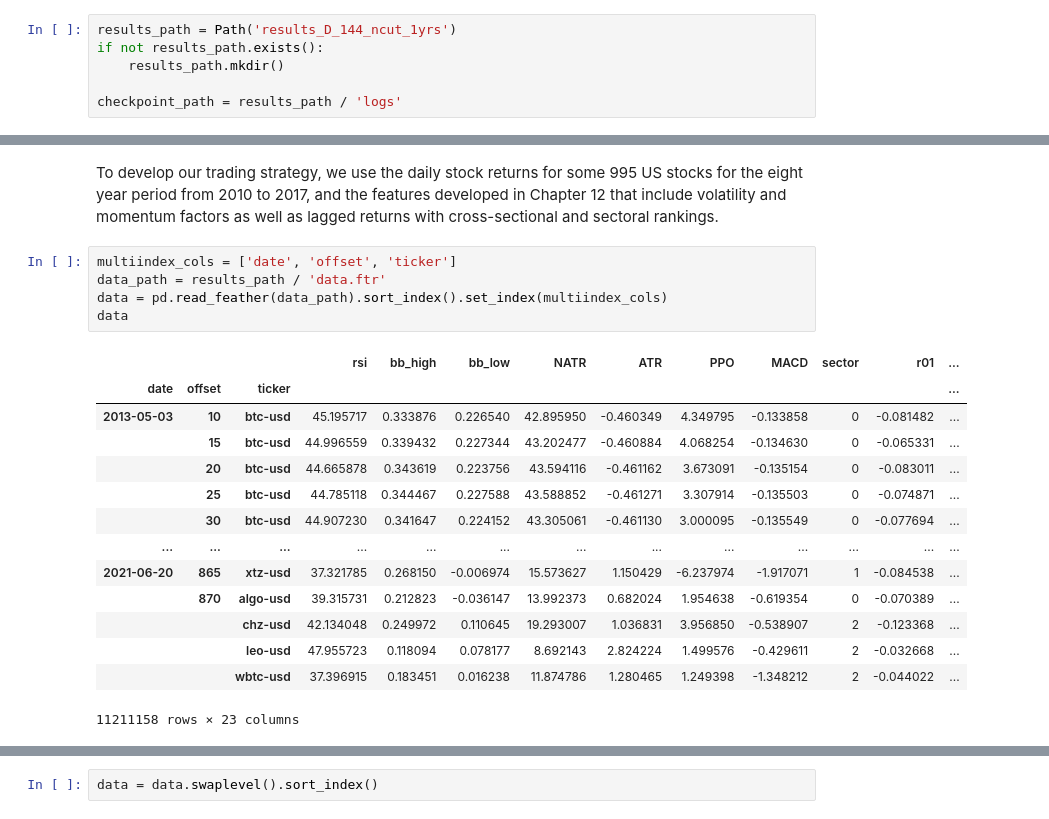
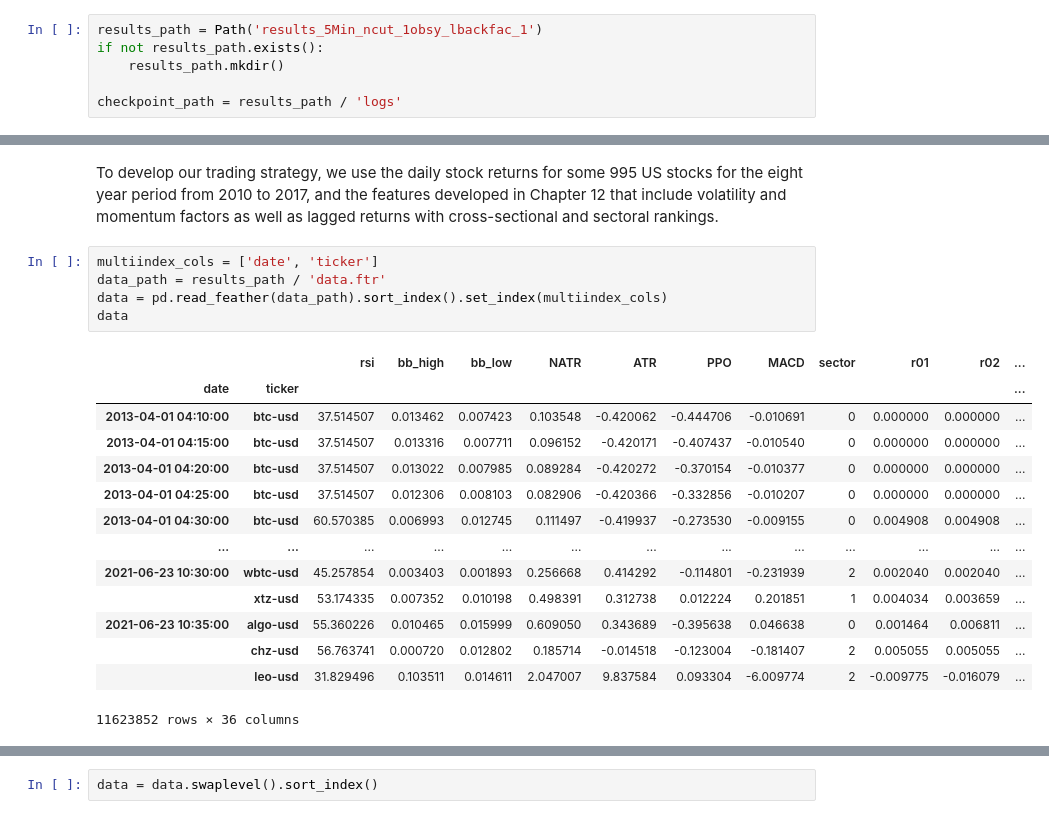
Before and after one commit to jensakut/machine-learning-for-trading, a Jupyter notebook: 17_deep_learning/04_optimizing_a_NN_architecture_for_trading.ipynb, the cells around one changed output, grey strips where cells are left out. Drawn from its saved outputs; the diff is of its cells as text.

```diff
--- a/17_deep_learning/04_optimizing_a_NN_architecture_for_trading.ipynb
+++ b/17_deep_learning/04_optimizing_a_NN_architecture_for_trading.ipynb
@@ -53,7 +53,7 @@ np.random.seed(42)
 sns.set_style('whitegrid')
 idx = pd.IndexSlice
 # %%
-results_path = Path('results_D_144_ncut_1yrs')
+results_path = Path('results_5Min_ncut_1obsy_lbackfac_1')
 if not results_path.exists():
     results_path.mkdir()
 
@@ -63,23 +63,23 @@ checkpoint_path = results_path / 'logs'
 # %% [markdown]
 To develop our trading strategy, we use the daily stock returns for some 995 US stocks for the eight year period from 2010 to 2017, and the features developed in Chapter 12 that include volatility and momentum factors as well as lagged returns with cross-sectional and sectoral rankings.
 # %%
-multiindex_cols = ['date', 'offset', 'ticker']
+multiindex_cols = ['date', 'ticker']
 data_path = results_path / 'data.ftr'
 data = pd.read_feather(data_path).sort_index().set_index(multiindex_cols)
 data
 # %% [output]
-|  |  |  | rsi | bb_high | bb_low | NATR | ATR | PPO | MACD | sector | r01 | ... |
-| date | offset | ticker |  |  |  |  |  |  |  |  |  | ... |
-| 2013-05-03 | 10 | btc-usd | 45.195717 | 0.333876 | 0.226540 | 42.895950 | -0.460349 | 4.349795 | -0.133858 | 0 | -0.081482 | ... |
-|  | 15 | btc-usd | 44.996559 | 0.339432 | 0.227344 | 43.202477 | -0.460884 | 4.068254 | -0.134630 | 0 | -0.065331 | ... |
-|  | 20 | btc-usd | 44.665878 | 0.343619 | 0.223756 | 43.594116 | -0.461162 | 3.673091 | -0.135154 | 0 | -0.083011 | ... |
-|  | 25 | btc-usd | 44.785118 | 0.344467 | 0.227588 | 43.588852 | -0.461271 | 3.307914 | -0.135503 | 0 | -0.074871 | ... |
-|  | 30 | btc-usd | 44.907230 | 0.341647 | 0.224152 | 43.305061 | -0.461130 | 3.000095 | -0.135549 | 0 | -0.077694 | ... |
+|  |  | rsi | bb_high | bb_low | NATR | ATR | PPO | MACD | sector | r01 | r02 | ... |
+| date | ticker |  |  |  |  |  |  |  |  |  |  | ... |
+| 2013-04-01 04:10:00 | btc-usd | 37.514507 | 0.013462 | 0.007423 | 0.103548 | -0.420062 | -0.444706 | -0.010691 | 0 | 0.000000 | 0.000000 | ... |
+| 2013-04-01 04:15:00 | btc-usd | 37.514507 | 0.013316 | 0.007711 | 0.096152 | -0.420171 | -0.407437 | -0.010540 | 0 | 0.000000 | 0.000000 | ... |
+| 2013-04-01 04:20:00 | btc-usd | 37.514507 | 0.013022 | 0.007985 | 0.089284 | -0.420272 | -0.370154 | -0.010377 | 0 | 0.000000 | 0.000000 | ... |
+| 2013-04-01 04:25:00 | btc-usd | 37.514507 | 0.012306 | 0.008103 | 0.082906 | -0.420366 | -0.332856 | -0.010207 | 0 | 0.000000 | 0.000000 | ... |
+| 2013-04-01 04:30:00 | btc-usd | 60.570385 | 0.006993 | 0.012745 | 0.111497 | -0.419937 | -0.273530 | -0.009155 | 0 | 0.004908 | 0.004908 | ... |
 | ... | ... | ... | ... | ... | ... | ... | ... | ... | ... | ... | ... | ... |
-| 2021-06-20 | 865 | xtz-usd | 37.321785 | 0.268150 | -0.006974 | 15.573627 | 1.150429 | -6.237974 | -1.917071 | 1 | -0.084538 | ... |
-|  | 870 | algo-usd | 39.315731 | 0.212823 | -0.036147 | 13.992373 | 0.682024 | 1.954638 | -0.619354 | 0 | -0.070389 | ... |
-|  |  | chz-usd | 42.134048 | 0.249972 | 0.110645 | 19.293007 | 1.036831 | 3.956850 | -0.538907 | 2 | -0.123368 | ... |
-|  |  | leo-usd | 47.955723 | 0.118094 | 0.078177 | 8.692143 | 2.824224 | 1.499576 | -0.429611 | 2 | -0.032668 | ... |
-|  |  | wbtc-usd | 37.396915 | 0.183451 | 0.016238 | 11.874786 | 1.280465 | 1.249398 | -1.348212 | 2 | -0.044022 | ... |
+| 2021-06-23 10:30:00 | wbtc-usd | 45.257854 | 0.003403 | 0.001893 | 0.256668 | 0.414292 | -0.114801 | -0.231939 | 2 | 0.002040 | 0.002040 | ... |
+|  | xtz-usd | 53.174335 | 0.007352 | 0.010198 | 0.498391 | 0.312738 | 0.012224 | 0.201851 | 1 | 0.004034 | 0.003659 | ... |
+| 2021-06-23 10:35:00 | algo-usd | 55.360226 | 0.010465 | 0.015999 | 0.609050 | 0.343689 | -0.395638 | 0.046638 | 0 | 0.001464 | 0.006811 | ... |
+|  | chz-usd | 56.763741 | 0.000720 | 0.012802 | 0.185714 | -0.014518 | -0.123004 | -0.181407 | 2 | 0.005055 | 0.005055 | ... |
+|  | leo-usd | 31.829496 | 0.103511 | 0.014611 | 2.047007 | 9.837584 | 0.093304 | -6.009774 | 2 | -0.009775 | -0.016079 | ... |
-11211158 rows × 23 columns
+11623852 rows × 36 columns
 # %%
```
Also changed, not shown: parts of 38 cells of this notebook, 14 other files.
